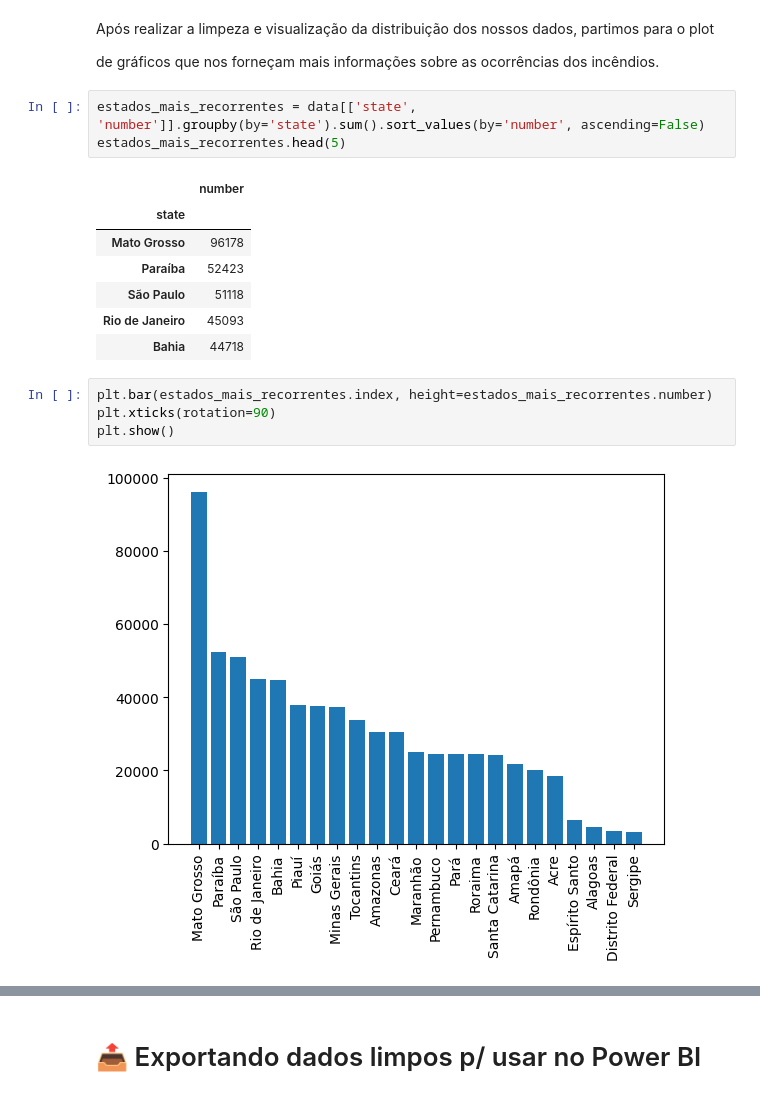
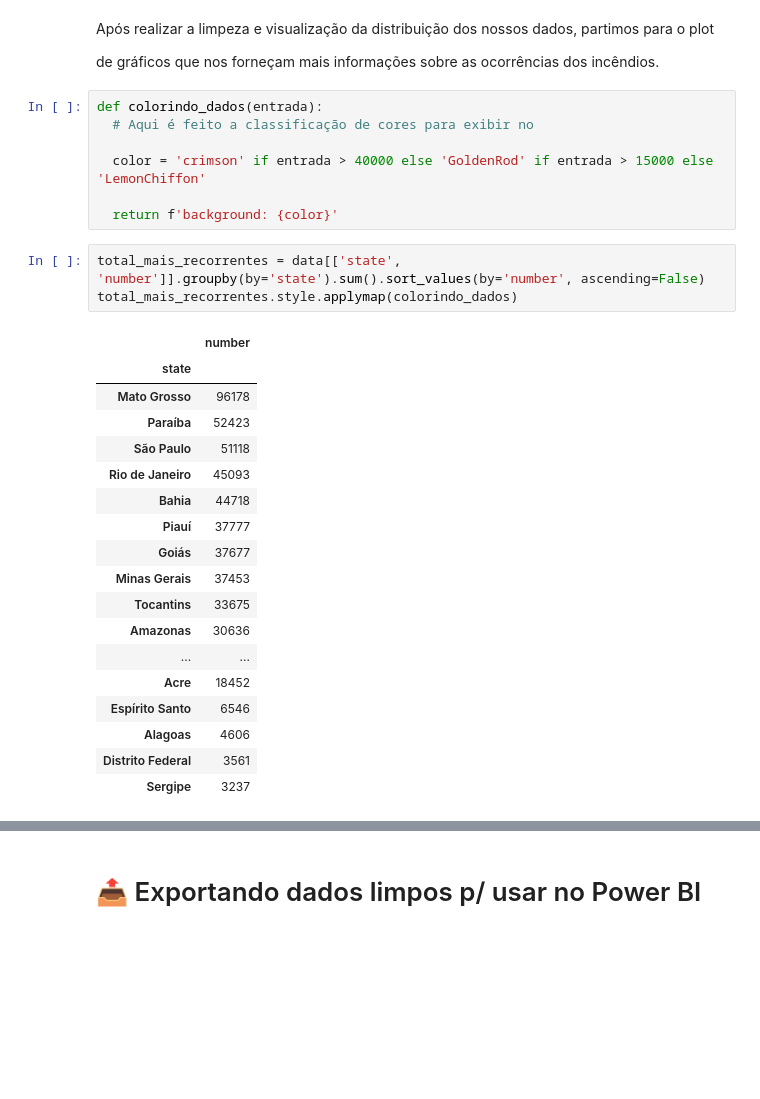
Before and after one commit to pedrorcm/Queimadas_Brasil, a Jupyter notebook: extenso.ipynb, the cells around one changed output, grey strips where cells are left out. Cells and saved outputs as stored; diff of their text form; blank space fills up the shorter version.

```diff
--- a/extenso.ipynb
+++ b/extenso.ipynb
@@ -323,20 +378,32 @@ ____________
 Após realizar a limpeza e visualização da distribuição dos nossos dados, partimos para o plot
 
 de gráficos que nos forneçam mais informações sobre as ocorrências dos incêndios.
+# %%
+def colorindo_dados(entrada):
+  # Aqui é feito a classificação de cores para exibir no
+
+  color = 'crimson' if entrada > 40000 else 'GoldenRod' if entrada > 15000 else 'LemonChiffon'
+
+  return f'background: {color}'
 # %%
-estados_mais_recorrentes = data[['state', 'number']].groupby(by='state').sum().sort_values(by='number', ascending=False)
-estados_mais_recorrentes.head(5)
+total_mais_recorrentes = data[['state', 'number']].groupby(by='state').sum().sort_values(by='number', ascending=False)
+total_mais_recorrentes.style.applymap(colorindo_dados)
 # %% [output]
 |  | number |
 | state |  |
 | Mato Grosso | 96178 |
 | Paraíba | 52423 |
 | São Paulo | 51118 |
 | Rio de Janeiro | 45093 |
 | Bahia | 44718 |
+| Piauí | 37777 |
+| Goiás | 37677 |
+| Minas Gerais | 37453 |
+| Tocantins | 33675 |
+| Amazonas | 30636 |
+| ... | ... |
+| Acre | 18452 |
+| Espírito Santo | 6546 |
+| Alagoas | 4606 |
+| Distrito Federal | 3561 |
+| Sergipe | 3237 |
-# %%
-plt.bar(estados_mais_recorrentes.index, height=estados_mais_recorrentes.number)
-plt.xticks(rotation=90)
-plt.show()
-# %% [output]
-[figure, removed]
```
Also changed, not shown: parts of 16 cells of this notebook.
